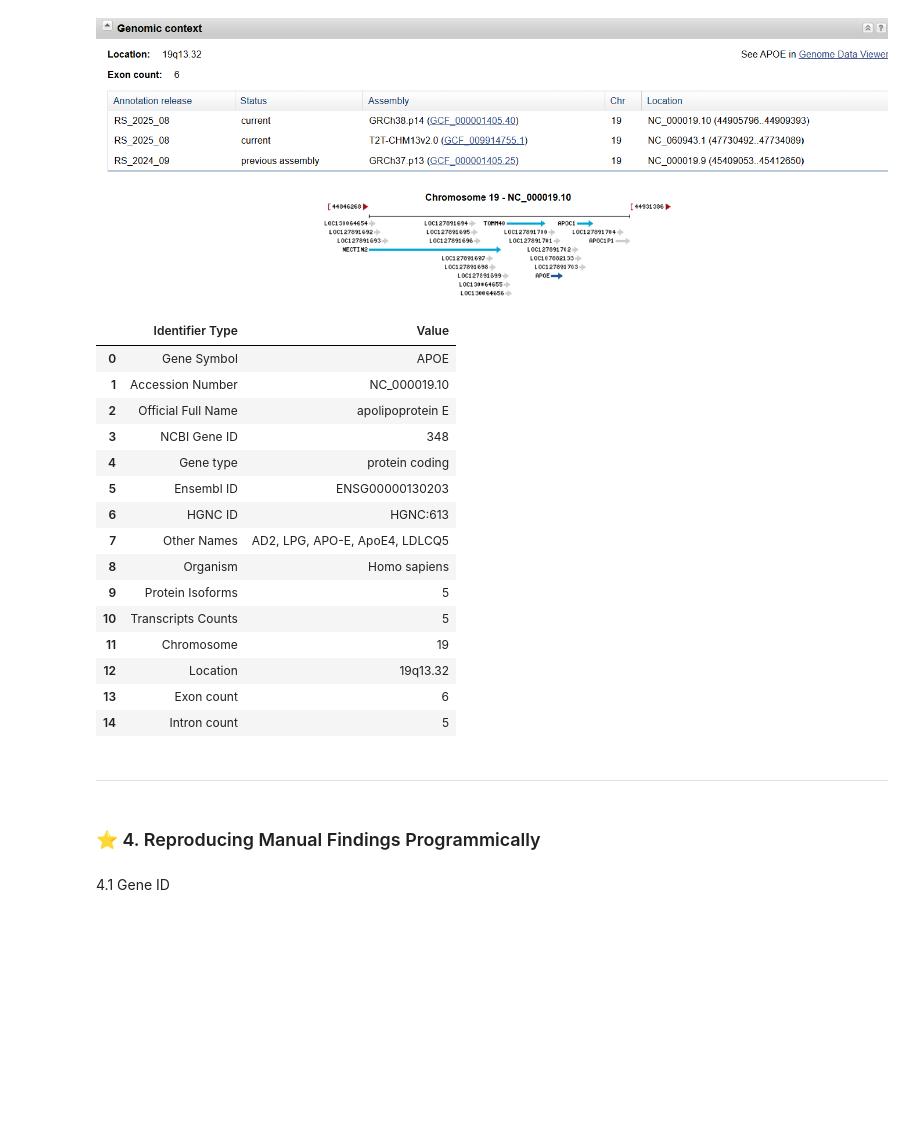
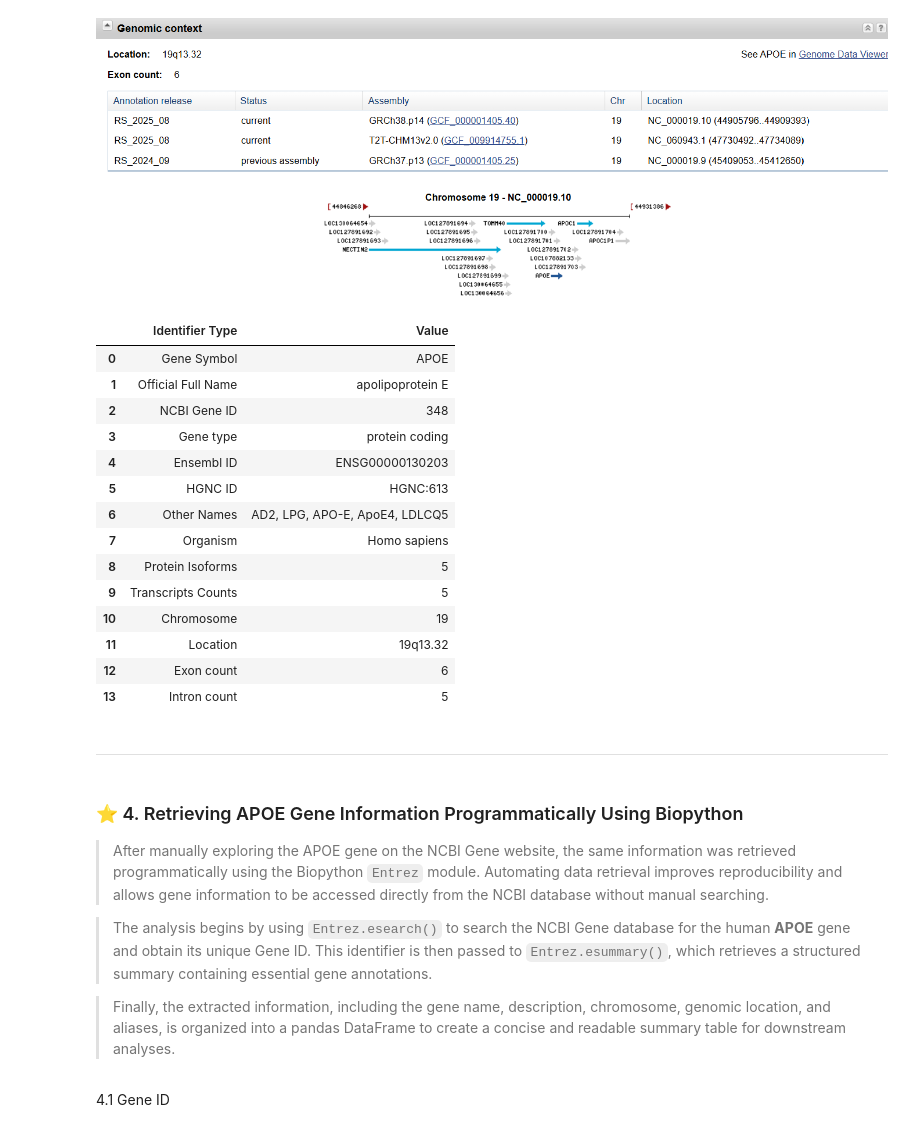
Before and after one commit to sahelsepehri/APOE-Genomics-Alzheimers, a Jupyter notebook: Notebooks/01_Gene_to_Protein.ipynb, the cells around one changed output. Saved outputs shown, nothing was run; the diff lists cells and outputs as text; code cells hidden in the pictures; blank space fills up the shorter version.

```diff
--- a/Notebooks/01_Gene_to_Protein.ipynb
+++ b/Notebooks/01_Gene_to_Protein.ipynb
@@ -48,47 +65,54 @@ Retrieving APOE gene from NCBI
 # %% [markdown]
 ![APOE-Genomic Context](attachment:image.png)
 # %%
+
+
 apoe_human_info = {
     "Gene Symbol" : "APOE",
-    " Accession Number" :"NC_000019.10",
     "Official Full Name" : "apolipoprotein E",
     "NCBI Gene ID" : "348",
     "Gene type" : "protein coding",
     "Ensembl ID" : "ENSG00000130203",
     "HGNC ID" : "HGNC:613",
     "Other Names" : "AD2, LPG, APO-E, ApoE4, LDLCQ5",
     "Organism" : "Homo sapiens",
     "Protein Isoforms" : "5",
     "Transcripts Counts" : "5",
     "Chromosome": "19",
     "Location": "19q13.32",
     "Exon count": "6",
     "Intron count" : "5"  #Exon - 1
 }
+
+
+df = pd.DataFrame(list(apoe_human_info.items()), columns= ["Identifier Type", "Value"])
+
+df.style
+# %% [output]
+|  | Identifier Type | Value |
+| 0 | Gene Symbol | APOE |
+| 1 | Official Full Name | apolipoprotein E |
+| 2 | NCBI Gene ID | 348 |
+| 3 | Gene type | protein coding |
+| 4 | Ensembl ID | ENSG00000130203 |
+| 5 | HGNC ID | HGNC:613 |
+| 6 | Other Names | AD2, LPG, APO-E, ApoE4, LDLCQ5 |
+| 7 | Organism | Homo sapiens |
+| 8 | Protein Isoforms | 5 |
+| 9 | Transcripts Counts | 5 |
+| 10 | Chromosome | 19 |
+| 11 | Location | 19q13.32 |
+| 12 | Exon count | 6 |
+| 13 | Intron count | 5 |
-# %%
-df = pd.DataFrame(list(apoe_human_info.items()), columns= ["Identifier Type", "Value"])
-
-df.style
-# %% [output]
-|  | Identifier Type | Value |
-| 0 | Gene Symbol | APOE |
-| 1 | Accession Number | NC_000019.10 |
-| 2 | Official Full Name | apolipoprotein E |
-| 3 | NCBI Gene ID | 348 |
-| 4 | Gene type | protein coding |
-| 5 | Ensembl ID | ENSG00000130203 |
-| 6 | HGNC ID | HGNC:613 |
-| 7 | Other Names | AD2, LPG, APO-E, ApoE4, LDLCQ5 |
-| 8 | Organism | Homo sapiens |
-| 9 | Protein Isoforms | 5 |
-| 10 | Transcripts Counts | 5 |
-| 11 | Chromosome | 19 |
-| 12 | Location | 19q13.32 |
-| 13 | Exon count | 6 |
-| 14 | Intron count | 5 |
 # %% [markdown]
 ---
-# %% [markdown]
-### ⭐ 4. Reproducing Manual Findings Programmically
+# %% [markdown]
+### ⭐ 4. Retrieving APOE Gene Information Programmatically Using Biopython
+
+> After manually exploring the APOE gene on the NCBI Gene website, the same information was retrieved programmatically using the Biopython `Entrez` module. Automating data retrieval improves reproducibility and allows gene information to be accessed directly from the NCBI database without manual searching.
+
+> The analysis begins by using `Entrez.esearch()` to search the NCBI Gene database for the human **APOE** gene and obtain its unique Gene ID. This identifier is then passed to `Entrez.esummary()`, which retrieves a structured summary containing essential gene annotations.
+
+> Finally, the extracted information, including the gene name, description, chromosome, genomic location, and aliases, is organized into a pandas DataFrame to create a concise and readable summary table for downstream analyses.
 # %% [markdown]
 4.1 Gene ID
```
Also changed, not shown: parts of 16 cells of this notebook.
